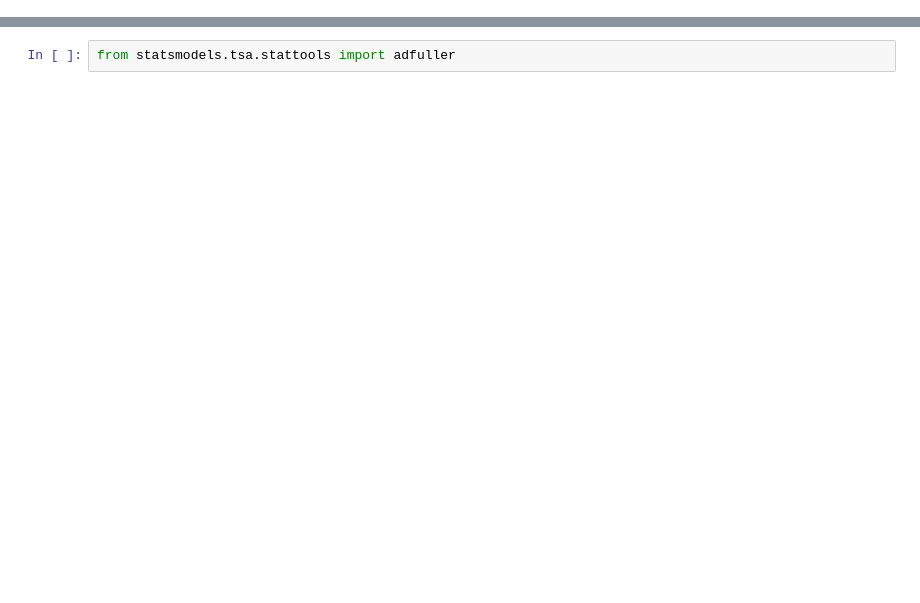
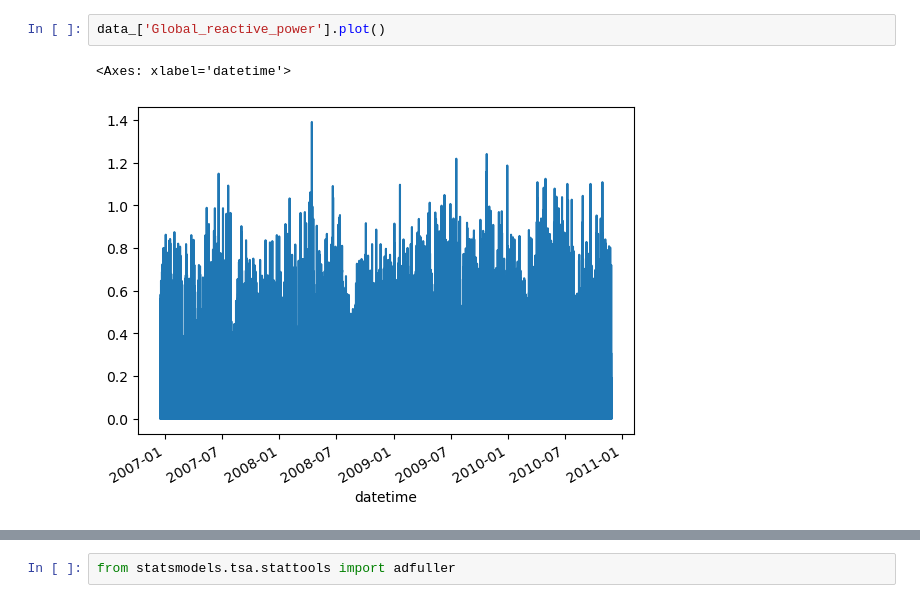
Before and after one commit to Humphery7/Time-Series, a Jupyter notebook: Time series Hamoye Stage E.ipynb, the cells around one changed output, grey strips where cells are left out. Drawn from its saved outputs; the diff is of its cells as text; blank space fills up the shorter version.

```diff
--- a/Time series Hamoye Stage E.ipynb
+++ b/Time series Hamoye Stage E.ipynb
@@ -41,0 +100,5 @@ df[] = pd.to_datetime(df[],infer_datetime_format=True)
+# %%
+data_['Global_reactive_power'].plot()
+# %% [output]
+<Axes: xlabel='datetime'>
+[figure, added]
```
Also changed, not shown: parts of 68 cells of this notebook, 3 other files.
